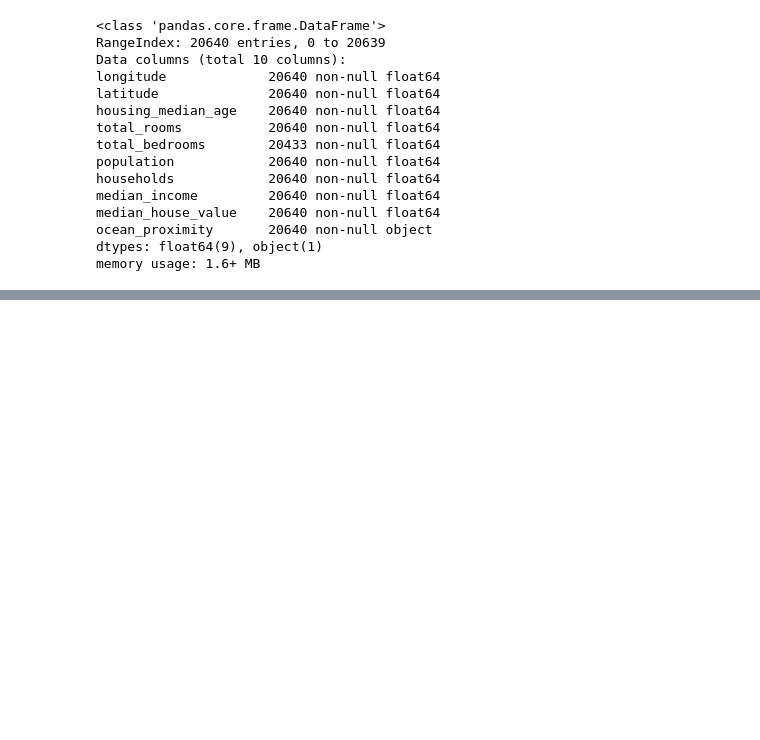
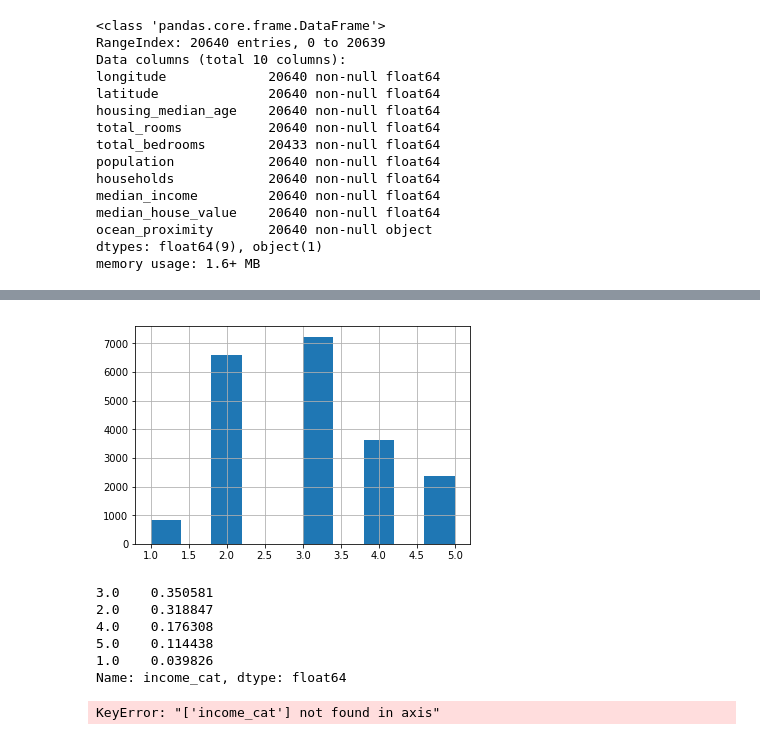
Before and after one commit to fredixus/Python, a Jupyter notebook: Housing/mieszkania.ipynb, the cells around one changed output, grey strips where cells are left out. Cells and saved outputs as stored; diff of their text form; code cells hidden in the pictures; blank space fills up the shorter version.

```diff
--- a/Housing/mieszkania.ipynb
+++ b/Housing/mieszkania.ipynb
@@ -129,0 +180,16 @@ housing.describe()
+# %%
+housing["income_cat"] = np.ceil(housing["median_income"] /1.5)
+housing["income_cat"].where(housing["income_cat"] < 5, 5.0, inplace = True)
+# %%
+housing["income_cat"].hist();
+# %% [output]
+[figure, added]
+# %%
+display_value_counts_of_attribute(name_of_attribute = "income_cat") / len(housing)
+# %% [output]
+3.0    0.350581
+2.0    0.318847
+4.0    0.176308
+5.0    0.114438
+1.0    0.039826
+Name: income_cat, dtype: float64
@@ -129,0 +201,7 @@ housing.describe()
+# %%
+#Usunięcie atrybutu income_cat - wywołane raz
+
+for set_ in (strat_train_set, strat_test_set):
+    set_.drop("income_cat",axis=1,inplace=True)
+# %% [output]
+KeyError: "['income_cat'] not found in axis"
```
Also changed, not shown: parts of 18 cells of this notebook, 2 other files.
